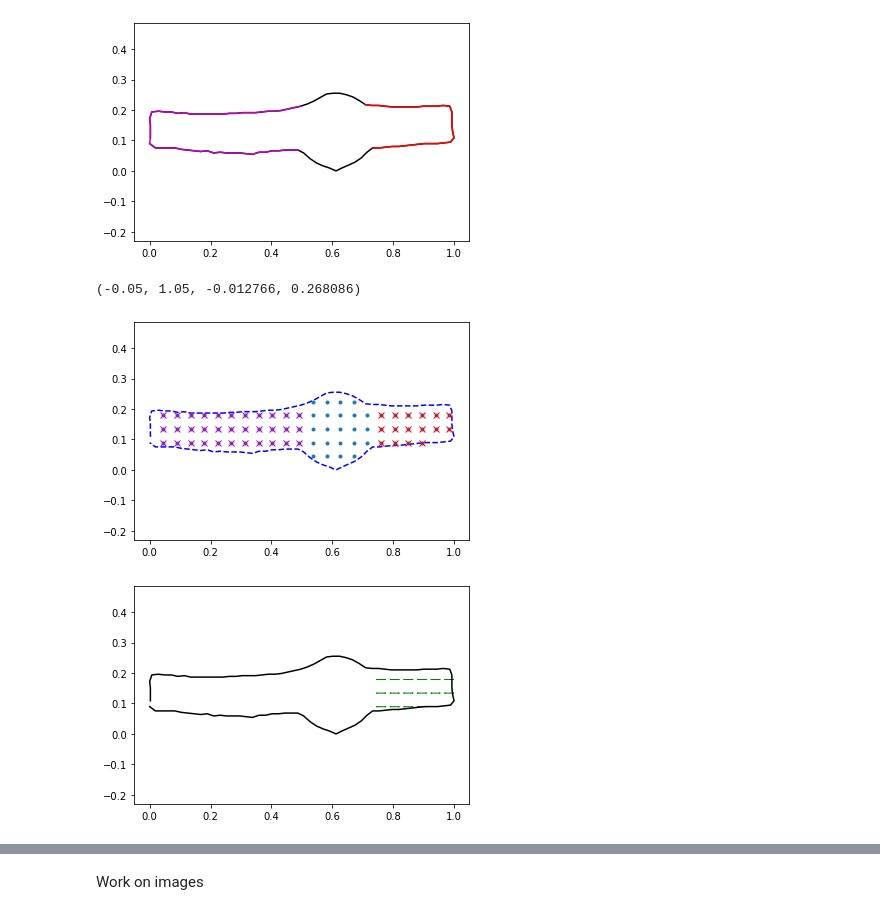
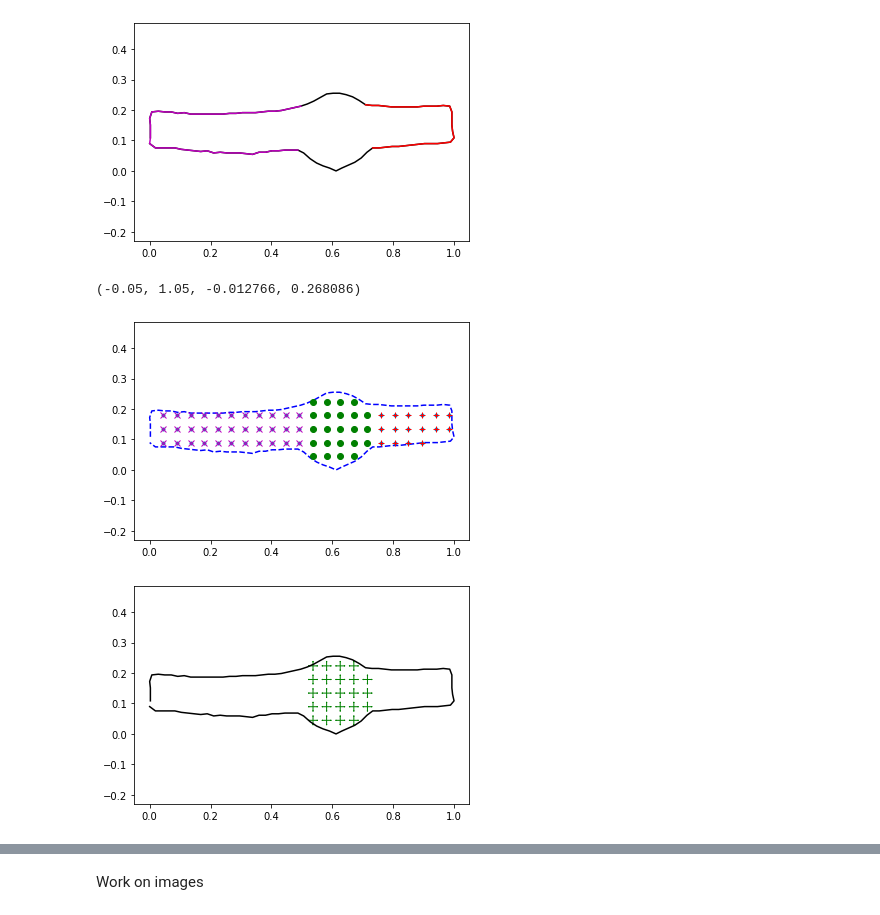
Before and after one commit to bgris/implicitmodules, a Jupyter notebook: script/torch/2Dshapes.ipynb, the cells around one changed output, grey strips where cells are left out. Drawn from its saved outputs; the diff is of its cells as text; code cells hidden in the pictures.

```diff
--- a/script/torch/2Dshapes.ipynb
+++ b/script/torch/2Dshapes.ipynb
@@ -196,12 +196,14 @@ points_growthright = dm.Utilities.fill_area_uniform_density(dm.Utilities.area_sh
 # %%
 indi_growth_left = range(0,points_growthleft.shape[0] +2)
 indi_growth_right = range(points_growth.shape[0]-points_growthright.shape[0], points_growth.shape[0])
+indi_growth_main = range(points_growthleft.shape[0] +2,points_growth.shape[0]-points_growthright.shape[0])
 # %%
 plt.plot(source.detach().numpy()[:,0], source.detach().numpy()[:,1], '--b')
 plt.plot(points_growth[:,0], points_growth[:,1], '.')
 plt.plot(points_growth[indi_growth_left,0], points_growth[indi_growth_left,1], 'xm')
-plt.plot(points_growth[indi_growth_right,0], points_growth[indi_growth_right,1], 'xr')
+plt.plot(points_growth[indi_growth_right,0], points_growth[indi_growth_right,1], '+r')
+plt.plot(points_growth[indi_growth_main,0], points_growth[indi_growth_main,1], 'og')
 plt.axis('equal')
 # %% [output]
 (-0.05, 1.05, -0.012766, 0.268086)
-[figure, old version]
+[figure, new version]
@@ -208,16 +219,11 @@ plt.axis('equal')
 # %%
-#%matplotlib qt5
-C = torch.zeros(points_growth.shape[0], 2, 2)
-C[indi_growth_left, 0, 0] = 1.
-C[indi_growth_right, 0, 1] = 1.
-
 ax = plt.subplot()
-dm.Utilities.plot_C_arrows(ax, points_growth, C, c_index=1, color='green', scale=0.05)
+dm.Utilities.plot_C_arrows(ax, points_growth, C, c_index=4, color='green', scale=0.05)
 plt.plot(source[:, 0].numpy(), source[:, 1].numpy(), color='black')
 plt.axis('equal')
 plt.show()
 # %% [output]
-[figure, old version]
+[figure, new version]
 # %%
 rot_growth = torch.stack([dm.Utilities.rot2d(0.)]*points_growth.shape[0], axis=0)
 scale_growth = 0.1
```
Also changed, not shown: parts of 11 cells of this notebook.
